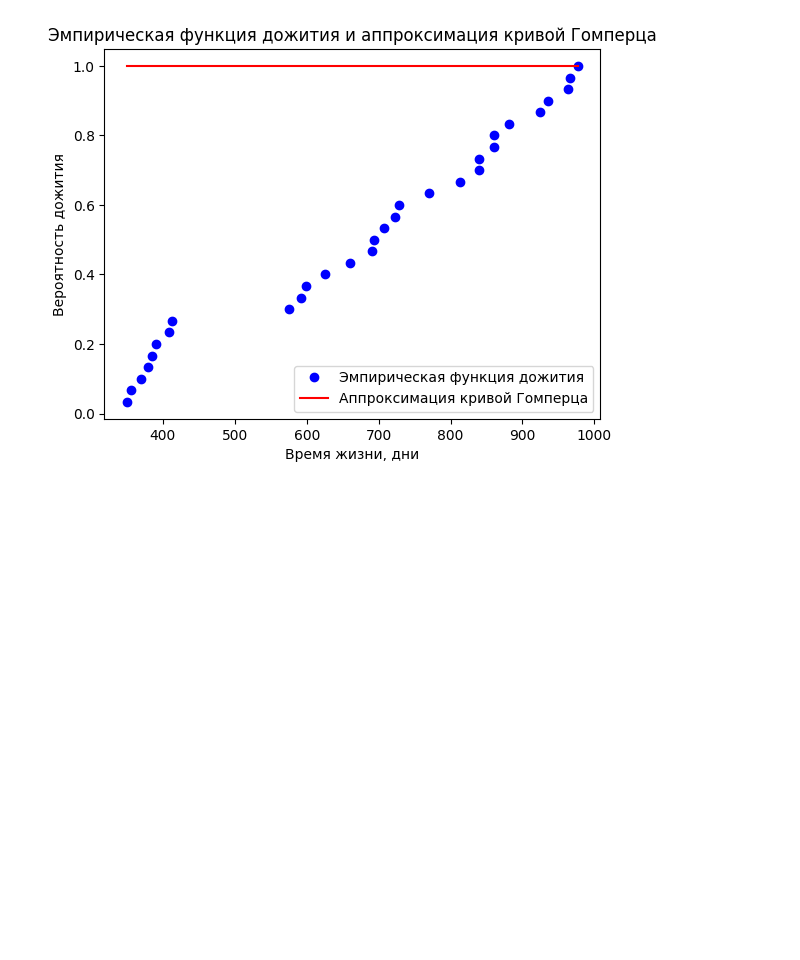
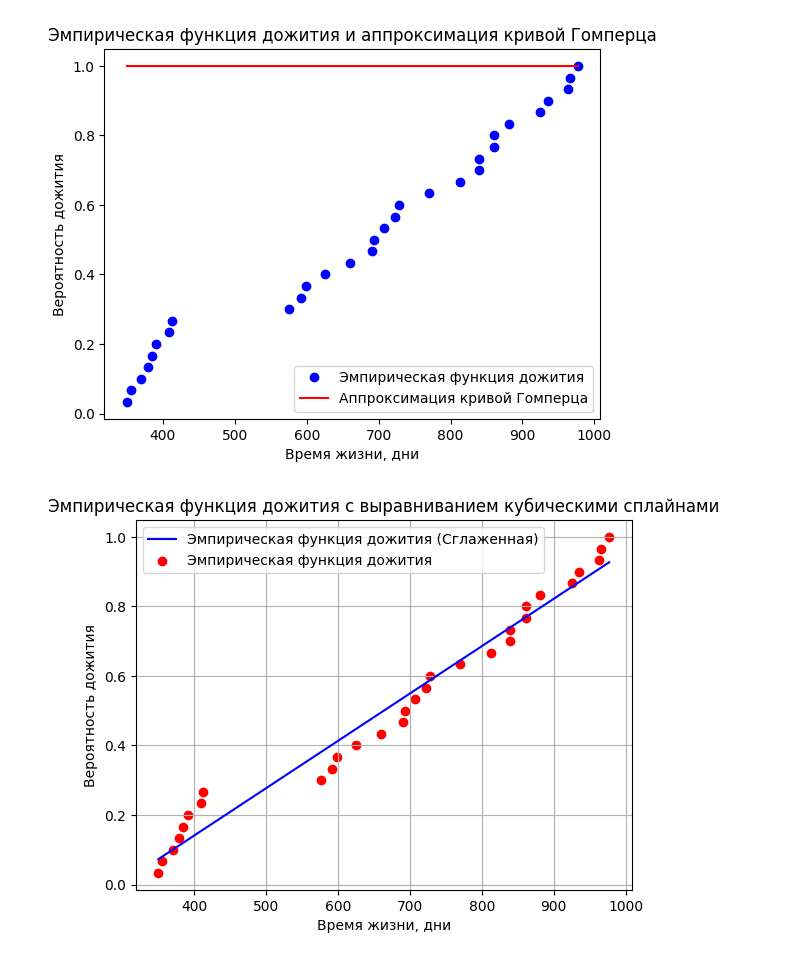
Before and after one commit to quasimuzzle/Biostatistics, a Jupyter notebook: lab1.ipynb, the cells around one changed output. Saved outputs shown, nothing was run; the diff lists cells and outputs as text; code cells hidden in the pictures; blank space fills up the shorter version.

```diff
--- a/lab1.ipynb
+++ b/lab1.ipynb
@@ -61,3 +117,24 @@ plt.show()
     a:  1.00000000 (init = 1)
     b:  1.00000000 (init = 1)
 [figure]
+# %%
+
+# Эмпирическая функция дожития
+data_sorted = np.sort(data)
+y = np.arange(1, len(data_sorted) + 1) / len(data_sorted)
+
+# Выравнивание кубическими сплайнами
+spline = UnivariateSpline(data_sorted, y, k=1)
+y_smooth = spline(data_sorted)
+
+# График эмпирической функции дожития
+plt.plot(data_sorted, y_smooth, label='Эмпирическая функция дожития (Сглаженная)', color='blue')
+plt.scatter(data_sorted, y, label='Эмпирическая функция дожития', color='red')
+plt.xlabel('Время жизни, дни')
+plt.ylabel('Вероятность дожития')
+plt.legend()
+plt.grid(True)
+plt.title('Эмпирическая функция дожития с выравниванием кубическими сплайнами')
+plt.show()
+# %% [output]
+[figure, added]
```
Also changed, not shown: parts of 3 cells of this notebook.
